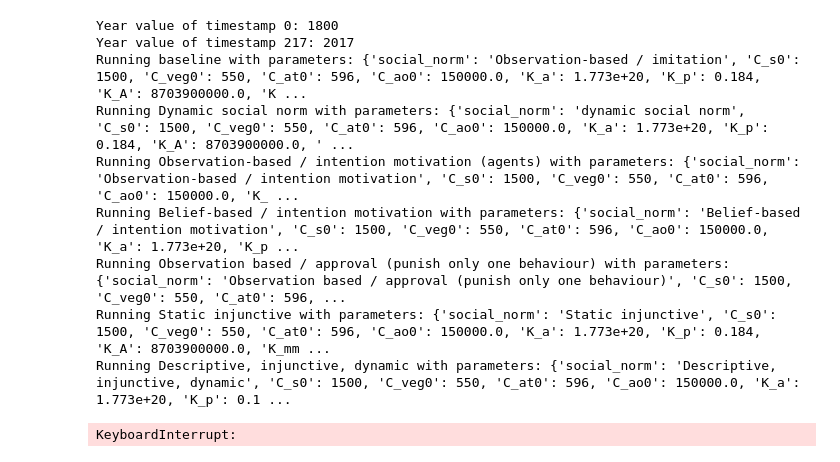
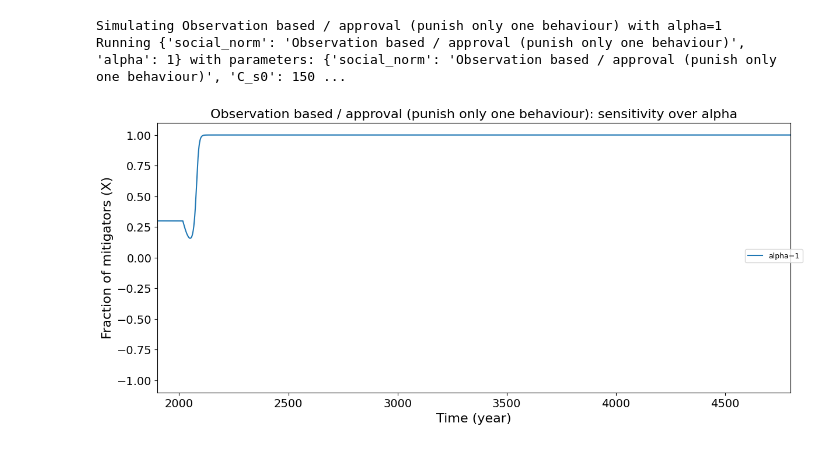
Before and after one commit to Lugg3s/Social-Norms-Climate-Model, a Jupyter notebook: main.ipynb, the cells around one changed output. Saved outputs shown, nothing was run; the diff lists cells and outputs as text; code cells hidden in the pictures.

```diff
--- a/main.ipynb
+++ b/main.ipynb
@@ -59,7 +21,7 @@ import numpy as np
 
 # importlib.reload(plotting)
 
-simulation_time = 400
+simulation_time = 1200
 
     # "dynamic social norm":
     # "dynamic baseline":
@@ -69,59 +31,52 @@ simulation_time = 400
     # "Observation based / approval (relative to mean)":
 
 # Standard plot for all scenarios
-res = {name: plotting.simulate(name, simulation_time=simulation_time, simulate_only_x=False) for name in plotting.load_scenarios()}
+# res = {name: plotting.simulate(name, simulation_time=simulation_time, simulate_only_x=False) for name in plotting.load_scenarios()}
 # res = {name: plotting.simulate(name, simulation_time=simulation_time) for name in plotting.load_scenarios(include=["baseline", "Static injunctive", "Descriptive, injunctive, dynamic"])}
 
-scenario_results = {
-    name: result["simulation"]
-    for name, result in res.items()
-}
-social_norms = {
-    name: result["social_norm_term"]
-    for name, result in res.items()
-}
+# scenario_results = {
+#     name: result["simulation"]
+#     for name, result in res.items()
+# }
+# social_norms = {
+#     name: result["social_norm_term"]
+#     for name, result in res.items()
+# }
 
 #
 # x = social_norms["dynamic social norm"]
 # print(min(x), max(x))
 
-plotting.plot_temperature(results=scenario_results, simulation_time=simulation_time, show_x_auxiliary=False)
-plotting.plot_x(results=scenario_results, simulation_time=simulation_time, show_x_auxiliary=False)
+# plotting.plot_temperature(results=scenario_results, simulation_time=simulation_time, show_x_auxiliary=False)
+# plotting.plot_x(results=scenario_results, simulation_time=simulation_time, show_x_auxiliary=False)
 # plotting.plot_temperature(simulation_time=simulation_time, show_x_auxiliary=False)
 # plotting.plot_x(simulation_time=simulation_time, show_x_auxiliary=False)
-plotting.plot_social_norms(results=social_norms, simulation_time=simulation_time, show_x_auxiliary=False)
+# plotting.plot_social_norms(results=social_norms, simulation_time=simulation_time, show_x_auxiliary=False)
 # plotting.plot_social_norms(results=social_norms, simulation_time=simulation_time, show_x_auxiliary=False, scenarios=["dynamic social norm", "dynamic baseline", "baseline"])
 
 # plotting.plot_temperature_sensitivity("x0", np.round(np.arange(0, 1.1, 0.5), 1).tolist())
-# plotting.plot_x_sensitivity(include_scenarios=["Static injunctive", "Descriptive, injunctive, dynamic"], parameter_name="x_target", parameter_values=np.round(np.arange(0, 1.1, 0.2), 1).tolist())
+plotting.plot_x_sensitivity(include_scenarios=["Observation based / approval (punish only one behaviour)"], parameter_name="alpha", parameter_values=[1], simulation_time=3000)
 # plotting.plot_x_sensitivity(include_scenarios=["Static injunctive", "Descriptive, injunctive, dynamic"], parameter_name="c_inj", parameter_values=np.round(np.arange(0, 2.2, 0.3), 1).tolist())
 # plotting.plot_temperature_sensitivity("tau_STref", range(1, 150, 10))
 # plotting.plot_temperature_sensitivity("tau_xp", range(1, 150, 10))
 
 # plotting.plot_temperature_sensitivity_2d(
 #     "temperature_factor",
 #     np.round(np.arange(0, 2.1, 0.5), 1).tolist(),
 #     "social_norm_factor",
 #     np.round(np.arange(0, 2.1, 0.5), 1).tolist(),
 #     # include_scenarios=["baseline"],
 #     simulation_time=simulation_time,
 #  )
 # plotting.plot_temperature_sensitivity_2d(
 #     "x0",
 #     np.round(np.arange(0, 1.1, 0.2), 1).tolist(),
 #     "social_norm_factor",
 #     np.round(np.arange(0, 3.1, 0.66), 1).tolist(),
 #     # include_scenarios=["baseline"],
 #     simulation_time=simulation_time,
 #  )
 # %% [output]
-Year value of timestamp 0: 1800
-Year value of timestamp 217: 2017
-Running baseline with parameters: {'social_norm': 'Observation-based / imitation', 'C_s0': 1500, 'C_veg0': 550, 'C_at0': 596, 'C_ao0': 150000.0, 'K_a': 1.773e+20, 'K_p': 0.184, 'K_A': 8703900000.0, 'K ...
-Running Dynamic social norm with parameters: {'social_norm': 'dynamic social norm', 'C_s0': 1500, 'C_veg0': 550, 'C_at0': 596, 'C_ao0': 150000.0, 'K_a': 1.773e+20, 'K_p': 0.184, 'K_A': 8703900000.0, ' ...
-Running Observation-based / intention motivation (agents) with parameters: {'social_norm': 'Observation-based / intention motivation', 'C_s0': 1500, 'C_veg0': 550, 'C_at0': 596, 'C_ao0': 150000.0, 'K_ ...
-Running Belief-based / intention motivation with parameters: {'social_norm': 'Belief-based / intention motivation', 'C_s0': 1500, 'C_veg0': 550, 'C_at0': 596, 'C_ao0': 150000.0, 'K_a': 1.773e+20, 'K_p ...
-Running Observation based / approval (punish only one behaviour) with parameters: {'social_norm': 'Observation based / approval (punish only one behaviour)', 'C_s0': 1500, 'C_veg0': 550, 'C_at0': 596, ...
-Running Static injunctive with parameters: {'social_norm': 'Static injunctive', 'C_s0': 1500, 'C_veg0': 550, 'C_at0': 596, 'C_ao0': 150000.0, 'K_a': 1.773e+20, 'K_p': 0.184, 'K_A': 8703900000.0, 'K_mm ...
-Running Descriptive, injunctive, dynamic with parameters: {'social_norm': 'Descriptive, injunctive, dynamic', 'C_s0': 1500, 'C_veg0': 550, 'C_at0': 596, 'C_ao0': 150000.0, 'K_a': 1.773e+20, 'K_p': 0.1 ...
+Simulating Observation based / approval (punish only one behaviour) with alpha=1
+Running {'social_norm': 'Observation based / approval (punish only one behaviour)', 'alpha': 1} with parameters: {'social_norm': 'Observation based / approval (punish only one behaviour)', 'C_s0': 150 ...
-KeyboardInterrupt:
+[figure, added]
```
Also changed, not shown: parts of 3 cells of this notebook, 8 other files.
